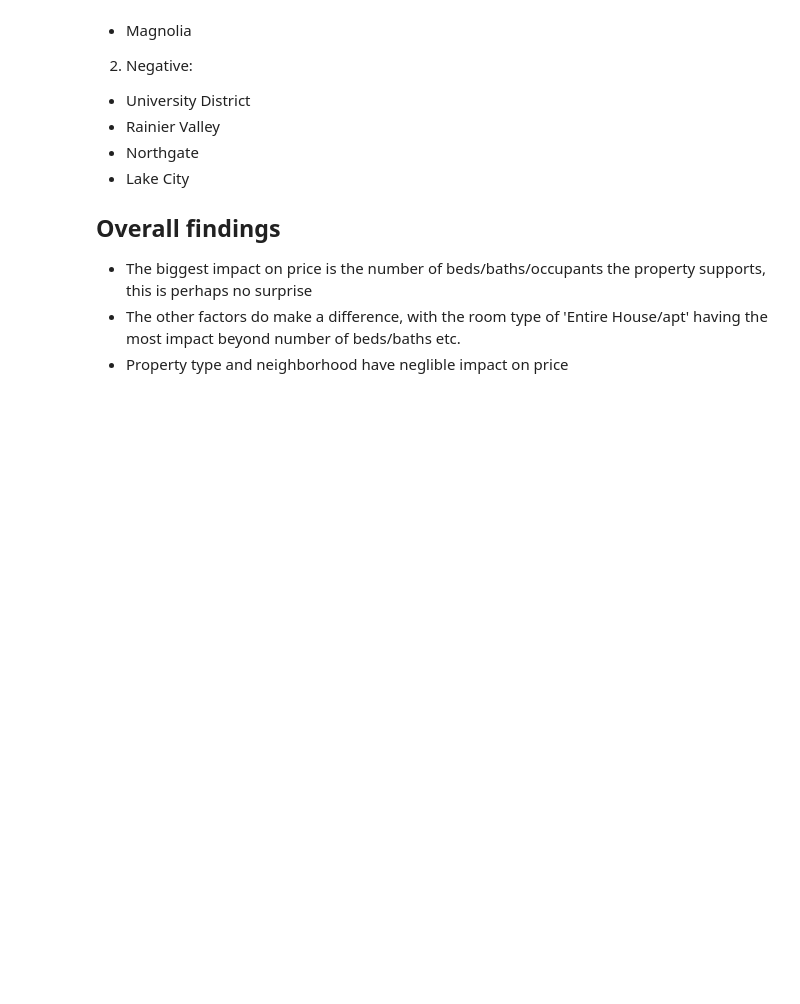
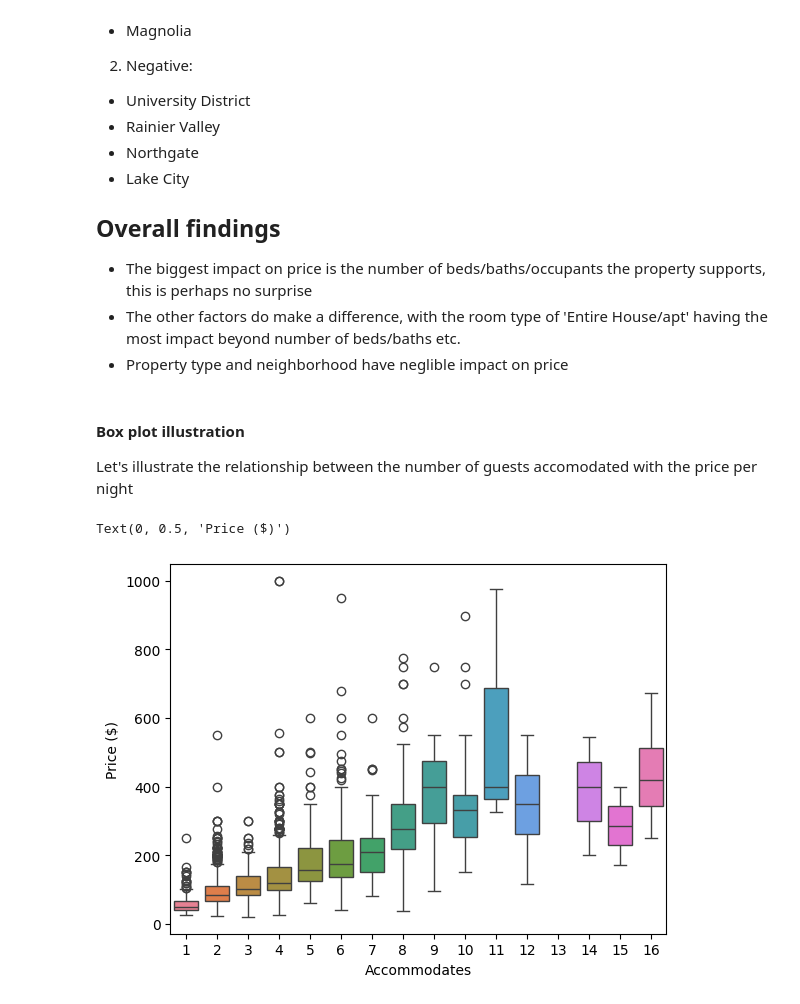
Before and after one commit to RealTimeShepherd/seattle_airbnb, a Jupyter notebook: seattle_airbnb.ipynb, the cells around one changed output. Drawn from its saved outputs; the diff is of its cells as text; code cells hidden in the pictures; blank space fills up the shorter version.

```diff
--- a/seattle_airbnb.ipynb
+++ b/seattle_airbnb.ipynb
@@ -259,3 +264,21 @@ Again very weak correlations across the board, we can just about discern very sm
 - The biggest impact on price is the number of beds/baths/occupants the property supports, this is perhaps no surprise
 - The other factors do make a difference, with the room type of 'Entire House/apt' having the most impact beyond number of beds/baths etc.
 - Property type and neighborhood have neglible impact on price
+# %% [markdown]
+#### Box plot illustration
+Let's illustrate the relationship between the number of guests accomodated with the price per night
+# %%
+df_box = df[['price', 'accommodates']]
+df_box['price'] = df_box['price'].replace('[\$,]', '', regex=True).astype(float)
+for numb in range(1, 17):
+	df_box[numb] = np.where(df_box['accommodates'] == numb, df_box['price'], None)
+df_box = df_box.drop('accommodates', axis=1)
+df_box = df_box.drop('price', axis=1)
+
+sns.boxplot(data=df_box)
+plt.xlabel("Accommodates")
+plt.ylabel("Price ($)")
+#df_box.boxplot(by ='accommodates', column =['price'], grid = False)
+# %% [output]
+Text(0, 0.5, 'Price ($)')
+[figure, added]
```
Also changed, not shown: parts of 10 cells of this notebook, 2 other files.
